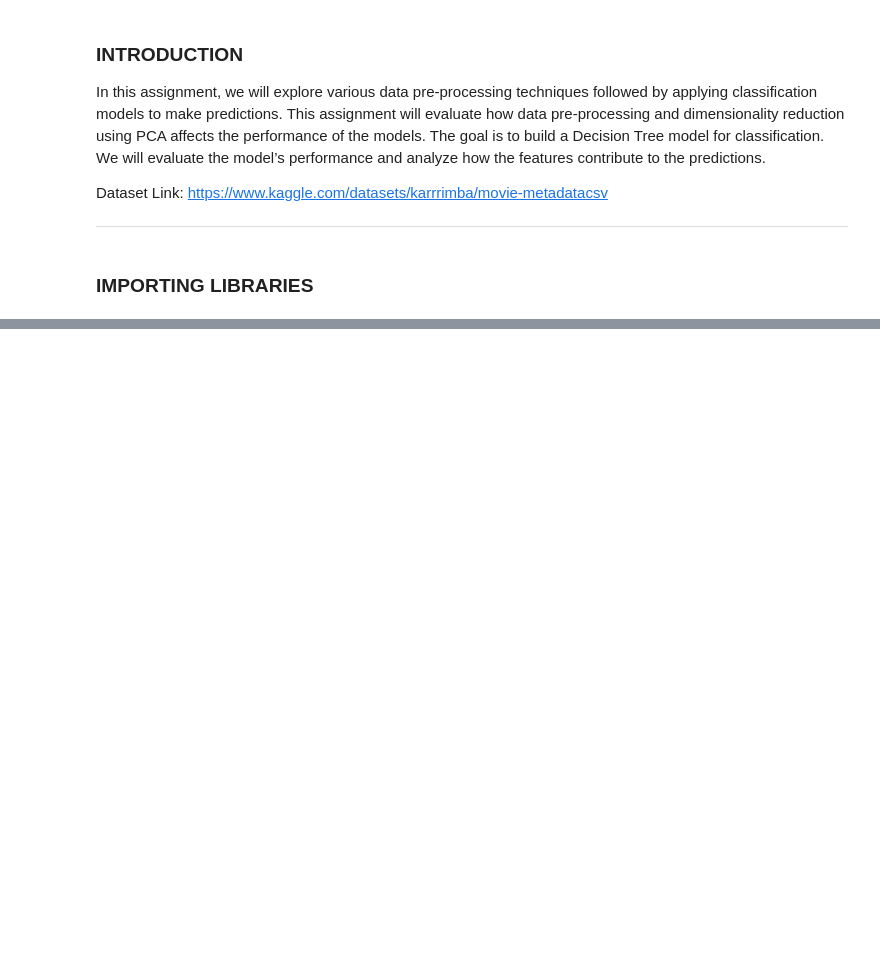
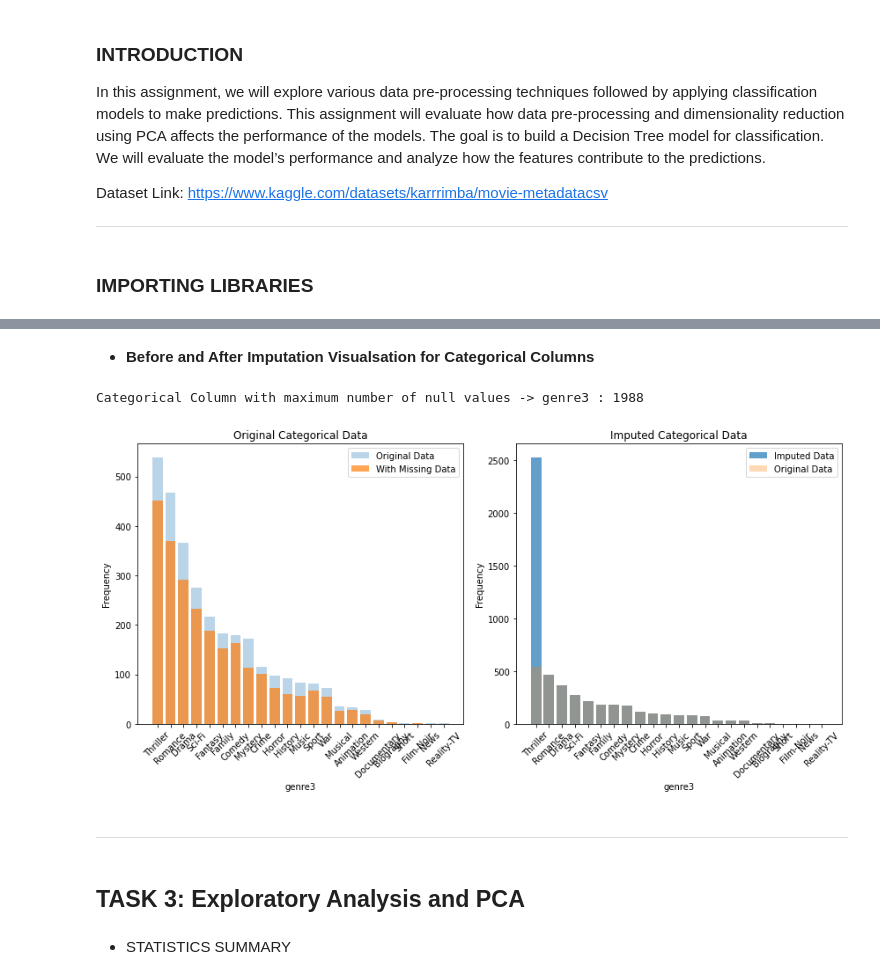
Before and after one commit to sahil82764/MDS-Data-Science, a Jupyter notebook: DSCI-6601-001 Pract Machine Learning 41417/Assignment3/Assignment3.ipynb, the cells around one changed output, grey strips where cells are left out. Saved outputs shown, nothing was run; the diff lists cells and outputs as text; code cells hidden in the pictures; blank space fills up the shorter version.

Commit message:
Assign3 done

```diff
--- a/DSCI-6601-001 Pract Machine Learning 41417/Assignment3/Assignment3.ipynb
+++ b/DSCI-6601-001 Pract Machine Learning 41417/Assignment3/Assignment3.ipynb
@@ -36,0 +153,3 @@ pd.set_option('display.max_columns', None)
+# %%
+# Creating New Feature 'PROFIT' where profit = gross - budget
+movieData['profit']=movieData['gross'] - movieData['budget']
@@ -36,0 +168,5 @@ pd.set_option('display.max_columns', None)
+# %%
+# Separate features and target variable
+X = movieData.drop(columns=['imdb_score','imdb_rating'])  # Drop the target variable from features
+yRegressor = movieData['imdb_score']                # Assign the target variable for Regressor
+yClassifier = movieData['imdb_rating']                # Assign the target variable for Classifier
@@ -36,0 +200,4 @@ pd.set_option('display.max_columns', None)
+# %%
+# Applying SimpleImputer to the categorical columns('most_frequent' strategy)
+simple_imputer = SimpleImputer(strategy='most_frequent')
+categoricalDataImputed = pd.DataFrame(simple_imputer.fit_transform(categoricalData), columns=categoricalColumns)
@@ -36,0 +264,48 @@ pd.set_option('display.max_columns', None)
+# %% [markdown]
+- __Before and After Imputation Visualsation for Categorical Columns__
+# %%
+# Numeric Data Visualization
+
+print(f"Categorical Column with maximum number of null values -> {categoricalData.isnull().sum().idxmax()} : {categoricalData.isnull().sum().max()}")
+
+def plot_missingness_before_after_categorical(original, missing, imputed, column):
+    fig, axes = plt.subplots(1, 2, figsize=(12, 6))
+
+    # Count the occurrences of each category in the original data
+    original_counts = original[column].value_counts()
+    missing_counts = missing[column].value_counts()
+    imputed_counts = imputed[column].value_counts()
+
+    # Plotting the Original data with Missing values
+    axes[0].bar(original_counts.index.astype(str), original_counts.values, alpha=0.3, label='Original Data')
+    axes[0].bar(missing_counts.index.astype(str), missing_counts.values, alpha=0.7, label='With Missing Data')
+    axes[0].set_title('Original Categorical Data')
+    axes[0].set_xlabel(column)
+    axes[0].set_ylabel('Frequency')
+    axes[0].legend()
+    axes[0].tick_params(axis='x', rotation=45)  # Rotate x labels for better readability
+
+    # Plotting the imputed data
+    axes[1].bar(imputed_counts.index.astype(str), imputed_counts.values, alpha=0.7, label='Imputed Data')
+    axes[1].bar(original_counts.index.astype(str), original_counts.values, alpha=0.3, label='Original Data')
+    axes[1].set_title('Imputed Categorical Data')
+    axes[1].set_xlabel(column)
+    axes[1].set_ylabel('Frequency')
+    axes[1].legend()
+    axes[1].tick_params(axis='x', rotation=45)  # Rotate x labels for better readability
+
+    # Show the plots
+    plt.tight_layout()
+    plt.show()
+
+
+plot_missingness_before_after_categorical(X, X.dropna(), categoricalDataImputed, categoricalData.isnull().sum().idxmax())
+# %% [output]
+Categorical Column with maximum number of null values -> genre3 : 1988
+[figure, added]
+# %% [markdown]
+_____________________________________________________________________________________________________________________________________________________________________________________________
+# %% [markdown]
+## TASK 3: Exploratory Analysis and PCA
+# %% [markdown]
+- STATISTICS SUMMARY
```
Also changed, not shown: parts of 68 cells of this notebook, 1 other file.
